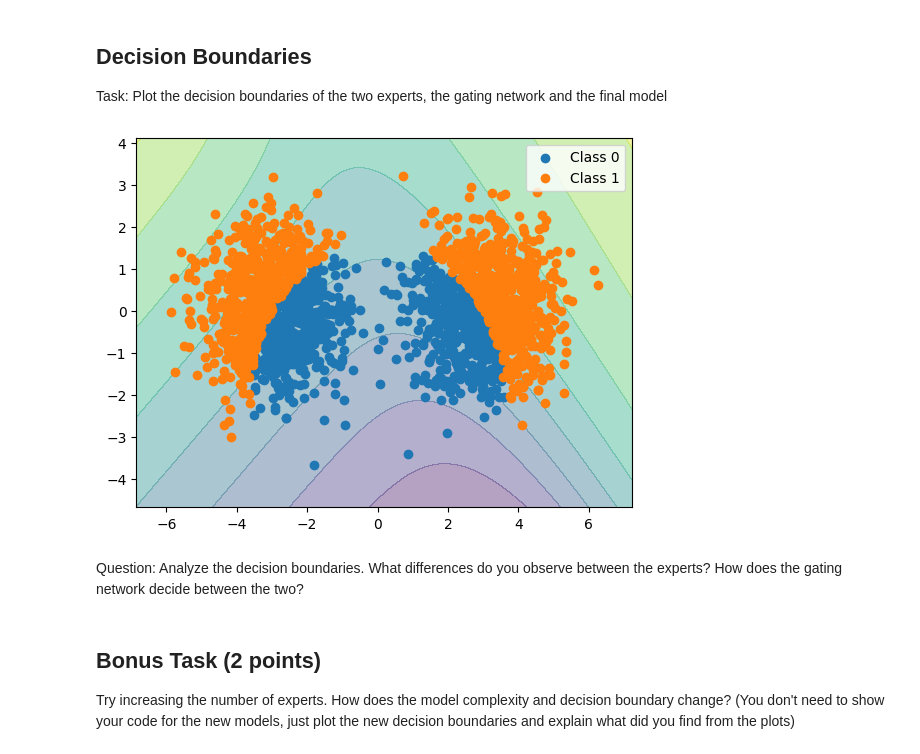
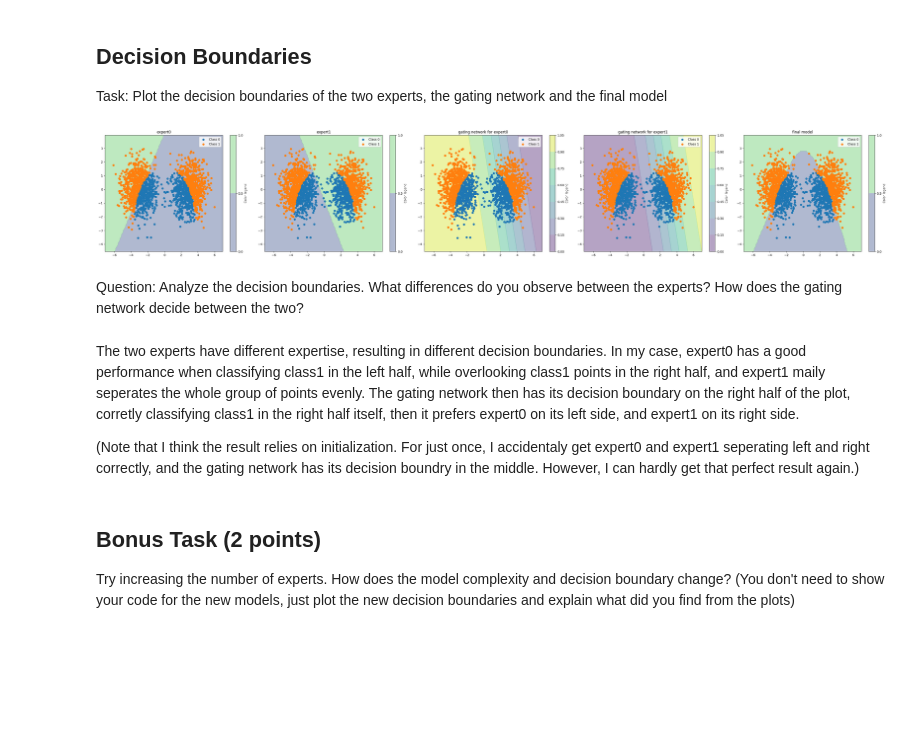
Before and after one commit to RicercarG/Deep-Learning, a Jupyter notebook: Week4/Homework2/Mixture_of_Experts(Student).ipynb, the cells around one changed output. Saved outputs shown, nothing was run; the diff lists cells and outputs as text; code cells hidden in the pictures; blank space fills up the shorter version.

```diff
--- a/Week4/Homework2/Mixture_of_Experts(Student).ipynb
+++ b/Week4/Homework2/Mixture_of_Experts(Student).ipynb
@@ -157,22 +150,56 @@ Task: Plot the decision boundaries of the two experts, the gating network and th
 # %%
 # TODO
 # Visualize the decision boundary
 x_min, x_max = data[:, 0].min() - 1, data[:, 0].max() + 1
 y_min, y_max = data[:, 1].min() - 1, data[:, 1].max() + 1
+
 xx, yy = torch.meshgrid(torch.arange(x_min, x_max, 0.1), torch.arange(y_min, y_max, 0.1))
-Z = model(torch.cat([xx.reshape(-1, 1), yy.reshape(-1, 1)], dim=1).float())
-Z = Z.reshape(xx.shape)
+boundry_input = torch.cat([xx.reshape(-1, 1), yy.reshape(-1, 1)], dim=1).float()
 
-plt.contourf(xx, yy, Z.detach(), alpha=0.4)
-plt.scatter(data[labels==0, 0], data[labels==0, 1], label='Class 0')
+def plot(model):
+    Z = {}
+    for idx in range(len(model.experts)):
+        Z[f'expert{idx}'] = model.experts[idx](boundry_input)
+    gates = model.gating_network(boundry_input)
+    for idx in range(gates.shape[1]):
+        Z[f'gating network for expert{idx}'] = model.gating_network(boundry_input)[:,idx]
+    Z['final model'] = model(boundry_input)
 
-plt.scatter(data[labels==1, 0], data[labels==1, 1], label='Class 1')
-plt.legend()
-plt.show()
+    fig, axes = plt.subplots(nrows=1, ncols=len(Z), figsize=((len(Z)+1)*6, 6))
+    Z = list(Z.items())
+
+    for idx in range(len(Z)):
+        submodel, z = Z[idx]
+        z = z.reshape(xx.shape)
+        if submodel.startswith('gating network'):
+            contour = axes[idx].contourf(xx, yy, z.detach(), alpha=0.4)
+        else:
+            contour = axes[idx].contourf(xx, yy, z.detach()>0.5, alpha=0.4)
+        axes[idx].scatter(data[labels==0, 0], data[labels==0, 1], label='Class 0')
+
+        axes[idx].scatter(data[labels==1, 0], data[labels==1, 1], label='Class 1')
+        axes[idx].legend()
+
+        axes[idx].set_title(submodel)
+
+        cbar = fig.colorbar(contour, ax=axes[idx])
+        cbar.set_label('Color legend')
+    plt.tight_layout()
+    plt.show()
+
+plot(model)
 # %% [output]
-[figure, old version]
+[figure, new version]
 # %% [markdown]
 Question: Analyze the decision boundaries. What differences do you observe between the experts? How does the gating network decide between the two?
+# %% [markdown]
+The two experts have different expertise, resulting in different decision boundaries.
+In my case, expert0 has a good performance when classifying class1 in the left half, while overlooking class1 points in the right half,
+and expert1 maily seperates the whole group of points evenly.
+The gating network then has its decision boundary on the right half of the plot, corretly classifying class1 in the right half itself,
+then it prefers expert0 on its left side, and expert1 on its right side.
+
+(Note that I think the result relies on initialization. For just once, I accidentaly get expert0 and expert1 seperating left and right correctly, and the gating network has its decision boundry in the middle. However, I can hardly get that perfect result again.)
 # %% [markdown]
 ## Bonus Task (2 points)
 Try increasing the number of experts. How does the model complexity and decision boundary change? (You don't need to show your code for the new models, just plot the new decision boundaries and explain what did you find from the plots)
```
Also changed, not shown: parts of 5 cells of this notebook, 2 other files.
